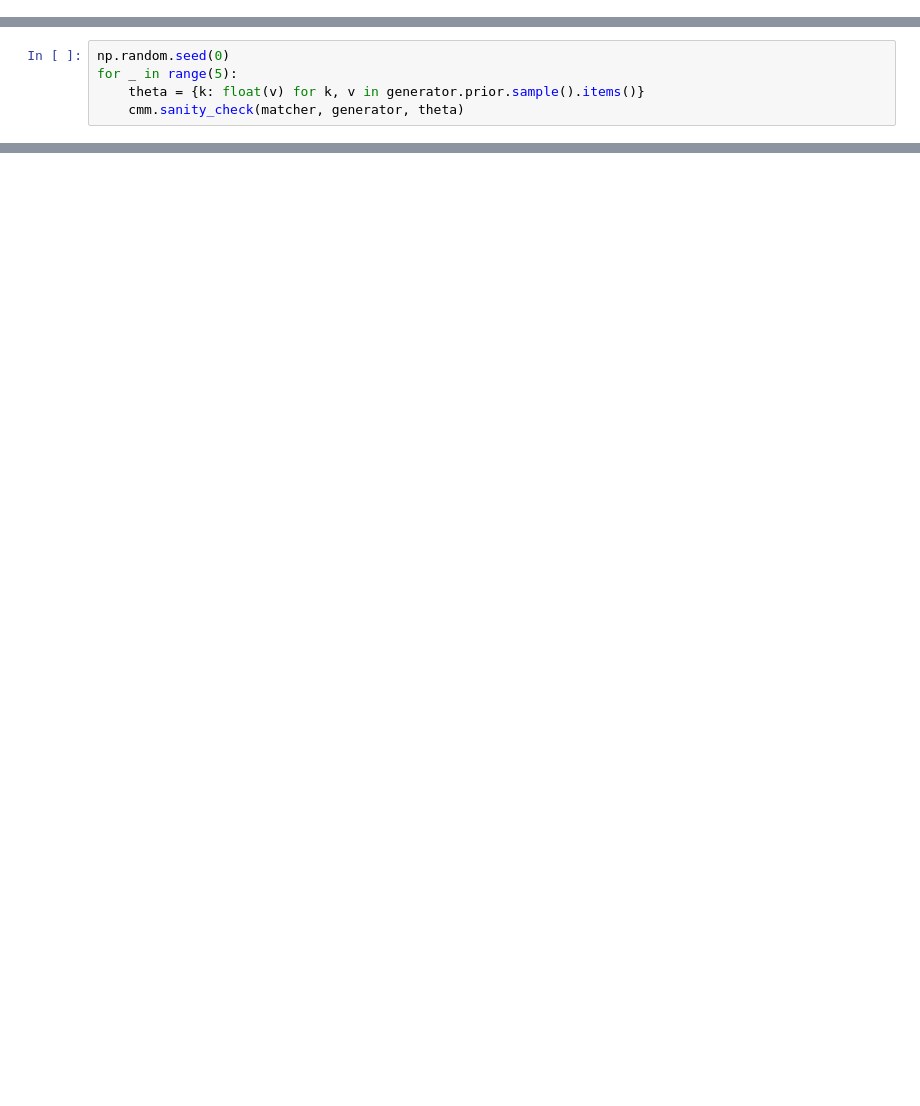
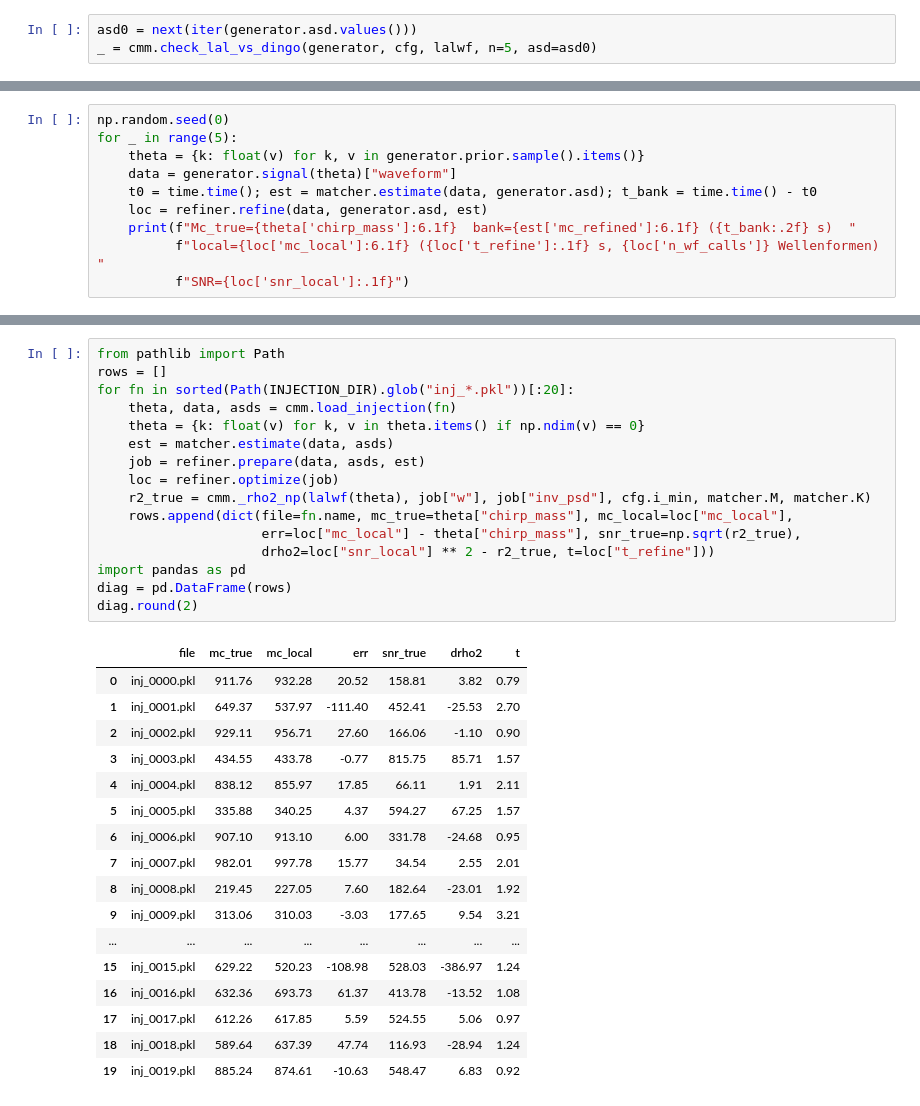
Before and after one commit to Massegolem/ET-Dingo, a Jupyter notebook: MUSICA/template_matching/template_matching_et_hf.ipynb, the cells around one changed output, grey strips where cells are left out. Drawn from its saved outputs; the diff is of its cells as text; blank space fills up the shorter version.

```diff
--- a/MUSICA/template_matching/template_matching_et_hf.ipynb
+++ b/MUSICA/template_matching/template_matching_et_hf.ipynb
@@ -37,0 +84,3 @@ Fitting-Faktor sollte nahe 1 liegen, `mc_refined` nahe am wahren Wert. Schlägt
+# %%
+asd0 = next(iter(generator.asd.values()))
+_ = cmm.check_lal_vs_dingo(generator, cfg, lalwf, n=5, asd=asd0)
@@ -39,4 +96,9 @@ Fitting-Faktor sollte nahe 1 liegen, `mc_refined` nahe am wahren Wert. Schlägt
 np.random.seed(0)
 for _ in range(5):
     theta = {k: float(v) for k, v in generator.prior.sample().items()}
-    cmm.sanity_check(matcher, generator, theta)
+    data = generator.signal(theta)["waveform"]
+    t0 = time.time(); est = matcher.estimate(data, generator.asd); t_bank = time.time() - t0
+    loc = refiner.refine(data, generator.asd, est)
+    print(f"Mc_true={theta['chirp_mass']:6.1f}  bank={est['mc_refined']:6.1f} ({t_bank:.2f} s)  "
+          f"local={loc['mc_local']:6.1f} ({loc['t_refine']:.1f} s, {loc['n_wf_calls']} Wellenformen)  "
+          f"SNR={loc['snr_local']:.1f}")
@@ -66,0 +176,34 @@ print(res.groupby("bin").err_mc_refined.agg(lambda x: np.quantile(np.abs(x), [0.
+# %%
+from pathlib import Path
+rows = []
+for fn in sorted(Path(INJECTION_DIR).glob("inj_*.pkl"))[:20]:
+    theta, data, asds = cmm.load_injection(fn)
+    theta = {k: float(v) for k, v in theta.items() if np.ndim(v) == 0}
+    est = matcher.estimate(data, asds)
+    job = refiner.prepare(data, asds, est)
+    loc = refiner.optimize(job)
+    r2_true = cmm._rho2_np(lalwf(theta), job["w"], job["inv_psd"], cfg.i_min, matcher.M, matcher.K)
+    rows.append(dict(file=fn.name, mc_true=theta["chirp_mass"], mc_local=loc["mc_local"],
+                     err=loc["mc_local"] - theta["chirp_mass"], snr_true=np.sqrt(r2_true),
+                     drho2=loc["snr_local"] ** 2 - r2_true, t=loc["t_refine"]))
+import pandas as pd
+diag = pd.DataFrame(rows)
+diag.round(2)
+# %% [output]
+|  | file | mc_true | mc_local | err | snr_true | drho2 | t |
+| 0 | inj_0000.pkl | 911.76 | 932.28 | 20.52 | 158.81 | 3.82 | 0.79 |
+| 1 | inj_0001.pkl | 649.37 | 537.97 | -111.40 | 452.41 | -25.53 | 2.70 |
+| 2 | inj_0002.pkl | 929.11 | 956.71 | 27.60 | 166.06 | -1.10 | 0.90 |
+| 3 | inj_0003.pkl | 434.55 | 433.78 | -0.77 | 815.75 | 85.71 | 1.57 |
+| 4 | inj_0004.pkl | 838.12 | 855.97 | 17.85 | 66.11 | 1.91 | 2.11 |
+| 5 | inj_0005.pkl | 335.88 | 340.25 | 4.37 | 594.27 | 67.25 | 1.57 |
+| 6 | inj_0006.pkl | 907.10 | 913.10 | 6.00 | 331.78 | -24.68 | 0.95 |
+| 7 | inj_0007.pkl | 982.01 | 997.78 | 15.77 | 34.54 | 2.55 | 2.01 |
+| 8 | inj_0008.pkl | 219.45 | 227.05 | 7.60 | 182.64 | -23.01 | 1.92 |
+| 9 | inj_0009.pkl | 313.06 | 310.03 | -3.03 | 177.65 | 9.54 | 3.21 |
+| ... | ... | ... | ... | ... | ... | ... | ... |
+| 15 | inj_0015.pkl | 629.22 | 520.23 | -108.98 | 528.03 | -386.97 | 1.24 |
+| 16 | inj_0016.pkl | 632.36 | 693.73 | 61.37 | 413.78 | -13.52 | 1.08 |
+| 17 | inj_0017.pkl | 612.26 | 617.85 | 5.59 | 524.55 | 5.06 | 0.97 |
+| 18 | inj_0018.pkl | 589.64 | 637.39 | 47.74 | 116.93 | -28.94 | 1.24 |
+| 19 | inj_0019.pkl | 885.24 | 874.61 | -10.63 | 548.47 | 6.83 | 0.92 |
```
Also changed, not shown: parts of 15 cells of this notebook, 7 other files.
